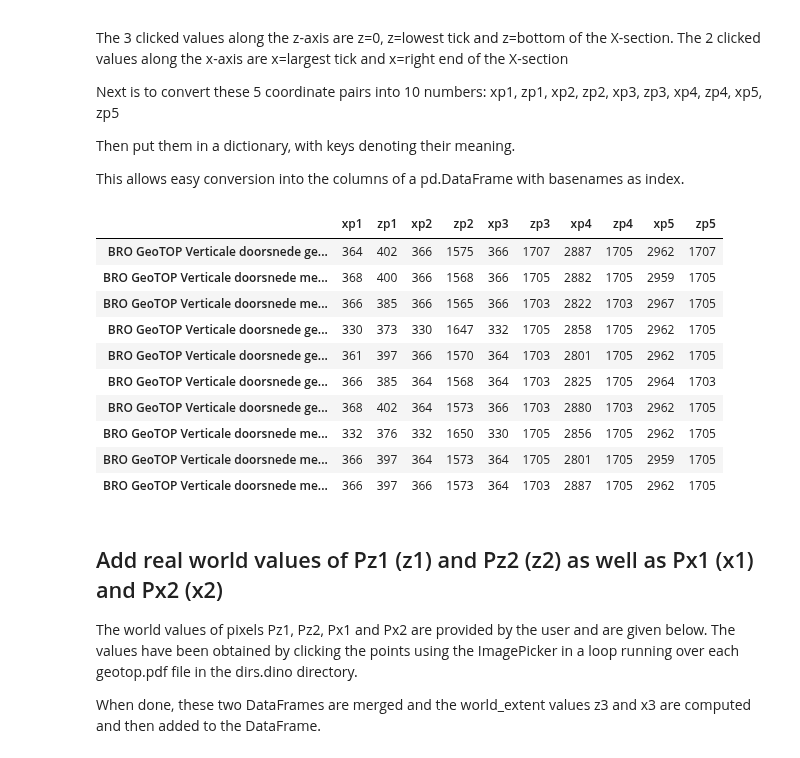
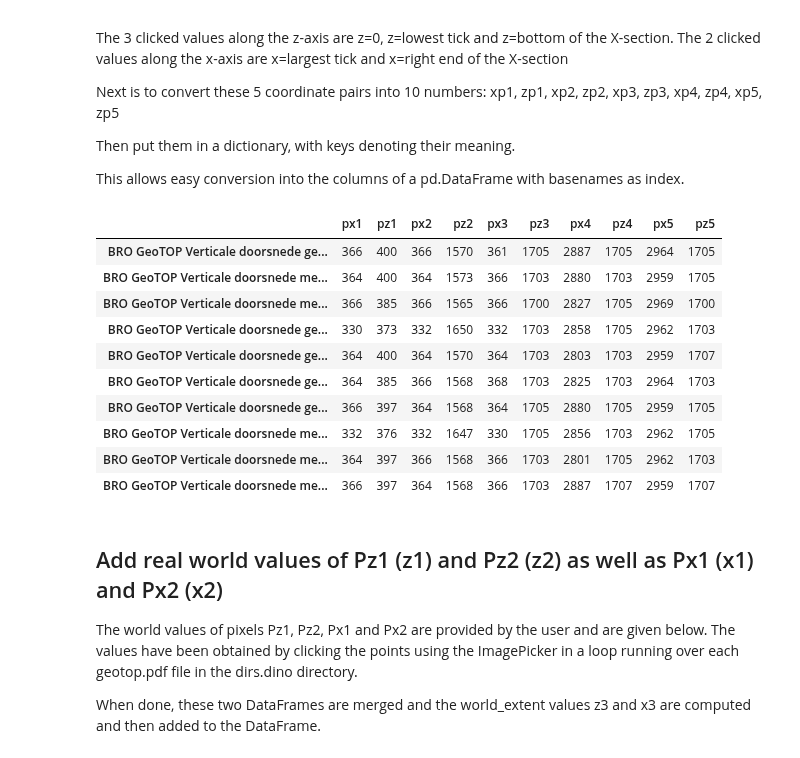
Before and after one commit to Olsthoorn/mf6lab, a Jupyter notebook: Projects/ARK_RWS/notebooks/ARK_fdm.ipynb, the cells around one changed output. Drawn from its saved outputs; the diff is of its cells as text; code cells hidden in the pictures.

Commit message:
Filling in array with GetopXsection data now works for all 10 examples.

```diff
--- a/Projects/ARK_RWS/notebooks/ARK_fdm.ipynb
+++ b/Projects/ARK_RWS/notebooks/ARK_fdm.ipynb
@@ -28,7 +28,7 @@ from mf6lab.Projects.ARK_RWS.src import ARK_fdm
 
 from mf6lab.Projects.ARK_RWS.src.ARK_fdm import (
     geoCodes,
-    world_extent,
+    world_extent, # Of the first Geotop X-section in the availabe files.
     CrossSectionDigitizer,
     ImagePicker,
     Dirs,
@@ -38,4 +38,12 @@ from mf6lab.Projects.ARK_RWS.src.ARK_fdm import (
 from tools.fdm.src.mfgrid import Grid
 
 print(sys.executable)
+
+# --- Needed to make figure separate from the notebook and interactive
+%matplotlib qt
+
+# --- Seet the namespace for the relevant directories
+dirs = Dirs()
+
+WHITE = [255., 255., 255.]
 # %% [output]
@@ -69,9 +78,13 @@ picker = ImagePicker(geotop2)
 # --- Zoom before clicking (zoom into legend)
 # --- Step 1: Pick legend colors
 legend_colors = picker.get_colors(n=-1)
-print("Legend_colors: ", legend_colors)
 
 # --- The last legend_color is always [255., 255., 255.] to indicate empty cells later on
-# --- Therefore we add a legend index 'none' for this code.
-geoCodes.append('none')
+# --- Therefore we prepend a legend index 'none' for this code.
+legend_colors = [WHITE] + legend_colors
+geoCodes      = ['none'] + geoCodes
+
+print("Legend_color     geoCode")
+for l_color, g_code in zip(legend_colors, geoCodes):
+    print(l_color, g_code)
 # %% [output]
@@ -297,7 +317,7 @@ for geotop_pdf in glob(dirs.dino + '*.pdf'):
     picker = ImagePicker(geotop_xsec)
 
     # --- Click the 5 points
-    points = picker.pick_points(n=-1)
+    points = picker.pick_points(n=-1, title=basename)
 
     # --- Store them
     geotopPtsData[basename] = points
@@ -322,47 +342,47 @@ basenames as index.
 # %%
 # --- The dictionary (copy to not destroy the captured points and use a shorter name)
 db = geotopPtsData.copy()
 
 # --- Convert the collected coordinate pairs into the z and x coordinates
 for k in db.keys():
 
-    # --- first the 6 coordinate pairs of each geotop X-section --> array
+    # --- first the 5 coordinate pairs of each geotop X-section --> array
     pts = np.array(db[k])
 
     # --- Select the 3 z-values and the 3 x-values
-    db[k] = {'xp1': pts[0, 0], 'zp1': pts[0, 1],
-             'xp2': pts[1, 0], 'zp2': pts[1, 1],
-             'xp3': pts[2, 0], 'zp3': pts[2, 1],
-             'xp4': pts[3, 0], 'zp4': pts[3, 1],
-             'xp5': pts[4, 0], 'zp5': pts[4, 1]}
+    db[k] = {'px1': pts[0, 0], 'pz1': pts[0, 1],
+             'px2': pts[1, 0], 'pz2': pts[1, 1],
+             'px3': pts[2, 0], 'pz3': pts[2, 1],
+             'px4': pts[3, 0], 'pz4': pts[3, 1],
+             'px5': pts[4, 0], 'pz5': pts[4, 1]}
 
 # --- Generate a DataFrame to hold the extents of all the geotop_pdf files
-extents = pd.DataFrame(index=db.keys(),
+df_extents = pd.DataFrame(index=db.keys(),
                           columns=db[k].keys()
                           )
 
 # --- Fill it with the captured points
 for k in db.keys():
-    extents.loc[k] = db[k]
+    df_extents.loc[k] = db[k]
 
 # --- Make sure their type is not object, but int.
-for col in extents.columns:
-    extents[col] = extents[col].astype(int)
+for col in df_extents.columns:
+    df_extents[col] = df_extents[col].astype(int)
 
 # --- Show the DataFrame
-extents
+df_extents
 # %% [output]
-|  | xp1 | zp1 | xp2 | zp2 | xp3 | zp3 | xp4 | zp4 | xp5 | zp5 |
-| BRO GeoTOP Verticale doorsnede ge... | 364 | 402 | 366 | 1575 | 366 | 1707 | 2887 | 1705 | 2962 | 1707 |
-| BRO GeoTOP Verticale doorsnede me... | 368 | 400 | 366 | 1568 | 366 | 1705 | 2882 | 1705 | 2959 | 1705 |
-| BRO GeoTOP Verticale doorsnede me... | 366 | 385 | 366 | 1565 | 366 | 1703 | 2822 | 1703 | 2967 | 1705 |
-| BRO GeoTOP Verticale doorsnede ge... | 330 | 373 | 330 | 1647 | 332 | 1705 | 2858 | 1705 | 2962 | 1705 |
-| BRO GeoTOP Verticale doorsnede ge... | 361 | 397 | 366 | 1570 | 364 | 1703 | 2801 | 1705 | 2962 | 1705 |
-| BRO GeoTOP Verticale doorsnede ge... | 366 | 385 | 364 | 1568 | 364 | 1703 | 2825 | 1705 | 2964 | 1703 |
-| BRO GeoTOP Verticale doorsnede ge... | 368 | 402 | 364 | 1573 | 366 | 1703 | 2880 | 1703 | 2962 | 1705 |
-| BRO GeoTOP Verticale doorsnede me... | 332 | 376 | 332 | 1650 | 330 | 1705 | 2856 | 1705 | 2962 | 1705 |
-| BRO GeoTOP Verticale doorsnede me... | 366 | 397 | 364 | 1573 | 364 | 1705 | 2801 | 1705 | 2959 | 1705 |
-| BRO GeoTOP Verticale doorsnede me... | 366 | 397 | 366 | 1573 | 364 | 1703 | 2887 | 1705 | 2962 | 1705 |
+|  | px1 | pz1 | px2 | pz2 | px3 | pz3 | px4 | pz4 | px5 | pz5 |
+| BRO GeoTOP Verticale doorsnede ge... | 366 | 400 | 366 | 1570 | 361 | 1705 | 2887 | 1705 | 2964 | 1705 |
+| BRO GeoTOP Verticale doorsnede me... | 364 | 400 | 364 | 1573 | 366 | 1703 | 2880 | 1703 | 2959 | 1705 |
+| BRO GeoTOP Verticale doorsnede me... | 366 | 385 | 366 | 1565 | 366 | 1700 | 2827 | 1705 | 2969 | 1700 |
+| BRO GeoTOP Verticale doorsnede ge... | 330 | 373 | 332 | 1650 | 332 | 1703 | 2858 | 1705 | 2962 | 1703 |
+| BRO GeoTOP Verticale doorsnede ge... | 364 | 400 | 364 | 1570 | 364 | 1703 | 2803 | 1703 | 2959 | 1707 |
+| BRO GeoTOP Verticale doorsnede ge... | 364 | 385 | 366 | 1568 | 368 | 1703 | 2825 | 1703 | 2964 | 1703 |
+| BRO GeoTOP Verticale doorsnede ge... | 366 | 397 | 364 | 1568 | 364 | 1705 | 2880 | 1705 | 2959 | 1705 |
+| BRO GeoTOP Verticale doorsnede me... | 332 | 376 | 332 | 1647 | 330 | 1705 | 2856 | 1703 | 2962 | 1705 |
+| BRO GeoTOP Verticale doorsnede me... | 364 | 397 | 366 | 1568 | 366 | 1703 | 2801 | 1705 | 2962 | 1703 |
+| BRO GeoTOP Verticale doorsnede me... | 366 | 397 | 364 | 1568 | 366 | 1703 | 2887 | 1707 | 2959 | 1707 |
 # %% [markdown]
 ## Add real world values of Pz1 (z1) and Pz2 (z2) as well as Px1 (x1) and Px2 (x2)
 
```
Also changed, not shown: parts of 23 cells of this notebook, 4 other files.
